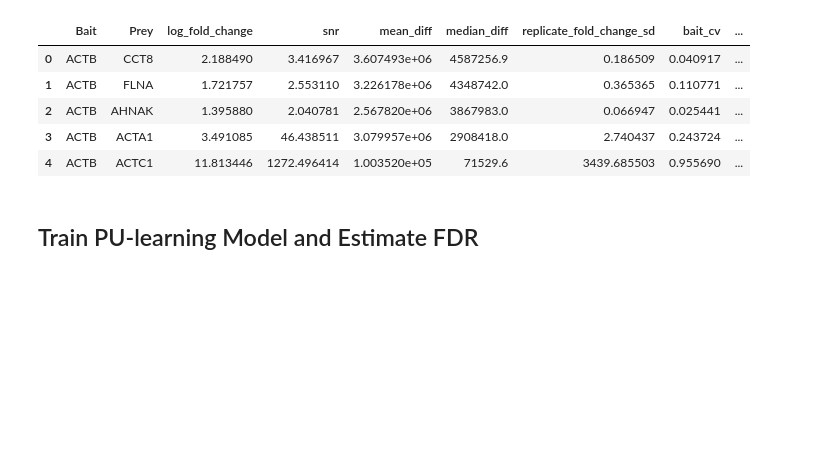
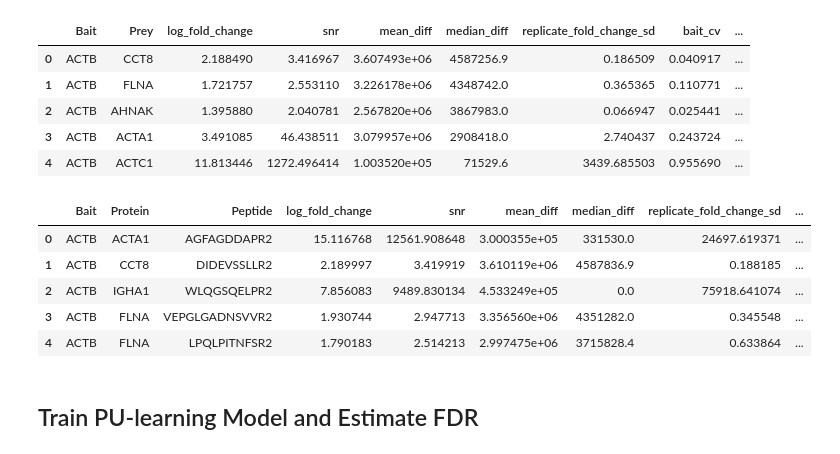
Before and after one commit to camlab-bioml/whisper, a Jupyter notebook: tutorial/tutorial_puppi.ipynb, the cells around one changed output. Cells and saved outputs as stored; diff of their text form; code cells hidden in the pictures; blank space fills up the shorter version.

```diff
--- a/tutorial/tutorial_puppi.ipynb
+++ b/tutorial/tutorial_puppi.ipynb
@@ -46,6 +65,18 @@ features_protein_df.head()
 | 2 | ACTB | AHNAK | 1.395880 | 2.040781 | 2.567820e+06 | 3867983.0 | 0.066947 | 0.025441 | ... |
 | 3 | ACTB | ACTA1 | 3.491085 | 46.438511 | 3.079957e+06 | 2908418.0 | 2.740437 | 0.243724 | ... |
 | 4 | ACTB | ACTC1 | 11.813446 | 1272.496414 | 1.003520e+05 | 71529.6 | 3439.685503 | 0.955690 | ... |
+# %%
+controls = ['EGFP', 'Empty', 'NminiTurbo']
+
+features_peptide_df = feature_engineering_peptide(intensity_peptide_df, controls)
+features_peptide_df.head()
+# %% [output]
+|  | Bait | Protein | Peptide | log_fold_change | snr | mean_diff | median_diff | replicate_fold_change_sd | ... |
+| 0 | ACTB | ACTA1 | AGFAGDDAPR2 | 15.116768 | 12561.908648 | 3.000355e+05 | 331530.0 | 24697.619371 | ... |
+| 1 | ACTB | CCT8 | DIDEVSSLLR2 | 2.189997 | 3.419919 | 3.610119e+06 | 4587836.9 | 0.188185 | ... |
+| 2 | ACTB | IGHA1 | WLQGSQELPR2 | 7.856083 | 9489.830134 | 4.533249e+05 | 0.0 | 75918.641074 | ... |
+| 3 | ACTB | FLNA | VEPGLGADNSVVR2 | 1.930744 | 2.947713 | 3.356560e+06 | 4351282.0 | 0.345548 | ... |
+| 4 | ACTB | FLNA | LPQLPITNFSR2 | 1.790183 | 2.514213 | 2.997475e+06 | 3715828.4 | 0.633864 | ... |
 # %% [markdown]
 ## Train PU-learning Model and Estimate FDR
 # %%
```
Also changed, not shown: parts of 6 cells of this notebook, 5 other files.
